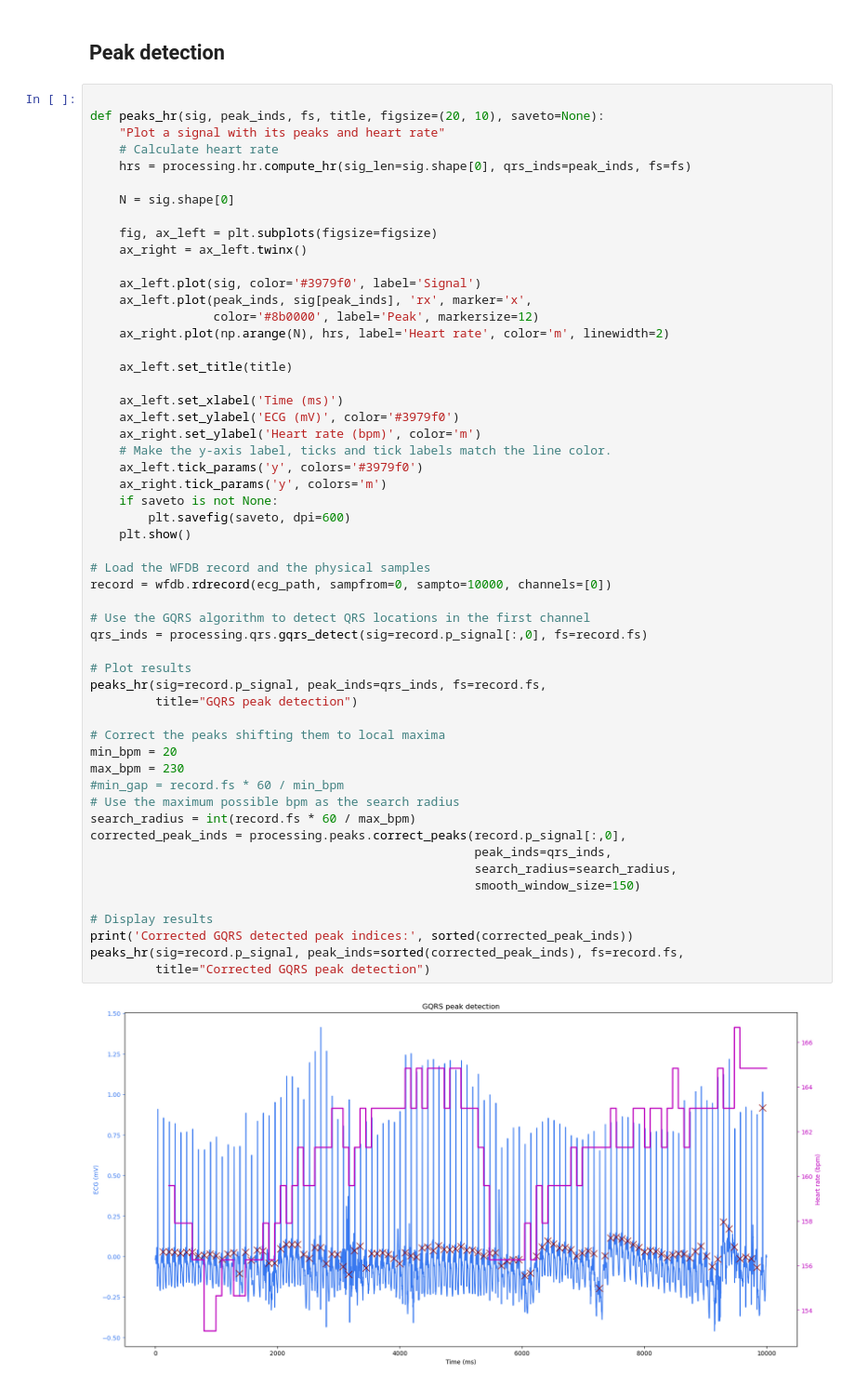
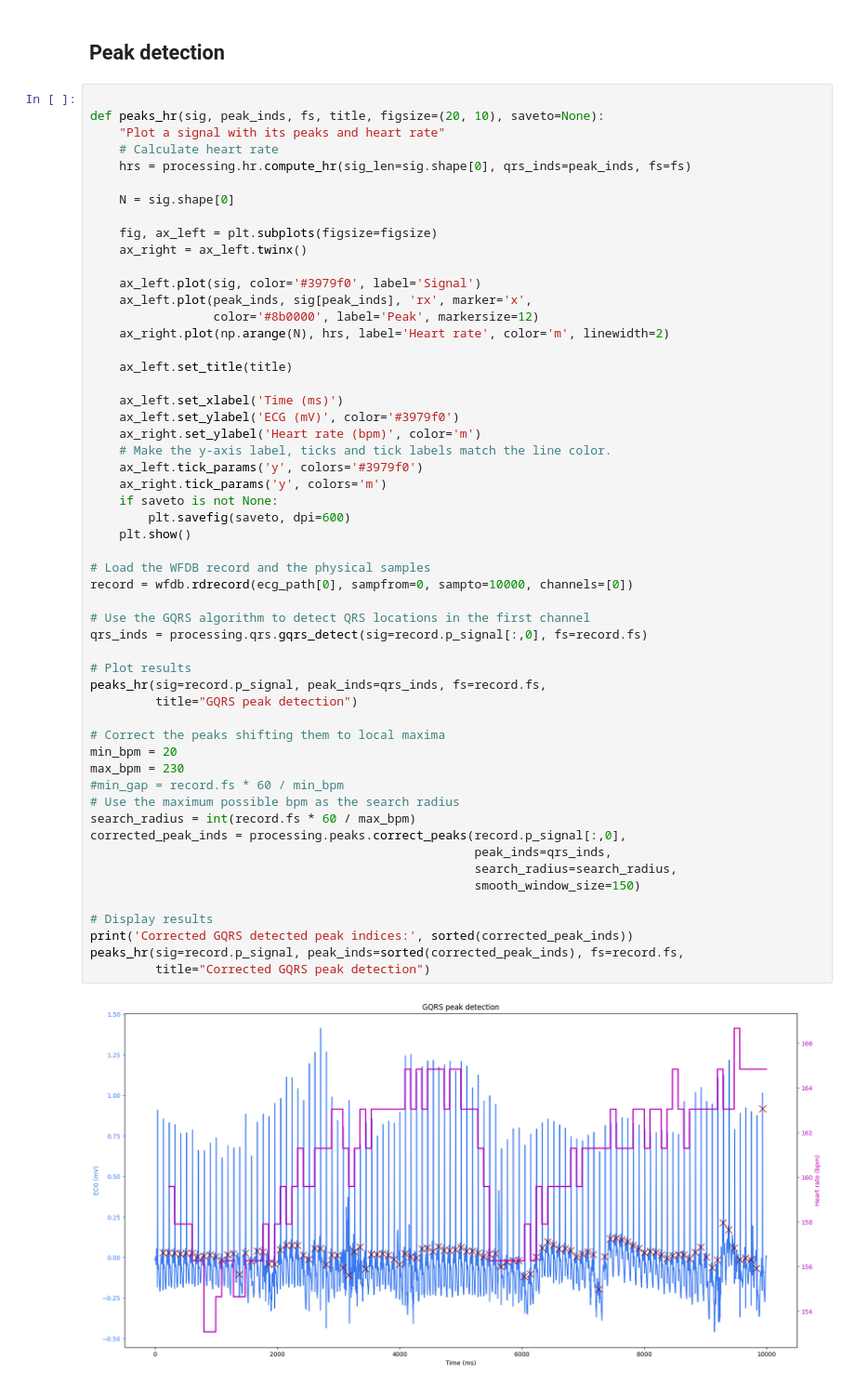
Before and after one commit to ChoyHy/um-ml-assignment, a Jupyter notebook: ECG and Respiratory Data Preprocessing.ipynb, the cells around one changed output. Shown: that part at 93% size. Cells and saved outputs as stored; diff of their text form.

```diff
--- a/ECG and Respiratory Data Preprocessing.ipynb
+++ b/ECG and Respiratory Data Preprocessing.ipynb
@@ -131,34 +151,34 @@ def peaks_hr(sig, peak_inds, fs, title, figsize=(20, 10), saveto=None):
     ax_right.tick_params('y', colors='m')
     if saveto is not None:
         plt.savefig(saveto, dpi=600)
     plt.show()
 
 # Load the WFDB record and the physical samples
-record = wfdb.rdrecord(ecg_path, sampfrom=0, sampto=10000, channels=[0])
+record = wfdb.rdrecord(ecg_path[0], sampfrom=0, sampto=10000, channels=[0])
 
 # Use the GQRS algorithm to detect QRS locations in the first channel
 qrs_inds = processing.qrs.gqrs_detect(sig=record.p_signal[:,0], fs=record.fs)
 
 # Plot results
 peaks_hr(sig=record.p_signal, peak_inds=qrs_inds, fs=record.fs,
          title="GQRS peak detection")
 
 # Correct the peaks shifting them to local maxima
 min_bpm = 20
 max_bpm = 230
 #min_gap = record.fs * 60 / min_bpm
 # Use the maximum possible bpm as the search radius
 search_radius = int(record.fs * 60 / max_bpm)
 corrected_peak_inds = processing.peaks.correct_peaks(record.p_signal[:,0],
                                                      peak_inds=qrs_inds,
                                                      search_radius=search_radius,
                                                      smooth_window_size=150)
 
 # Display results
 print('Corrected GQRS detected peak indices:', sorted(corrected_peak_inds))
 peaks_hr(sig=record.p_signal, peak_inds=sorted(corrected_peak_inds), fs=record.fs,
          title="Corrected GQRS peak detection")
 # %% [output]
-[figure, old version]
+[figure, new version]
 Corrected GQRS detected peak indices: [136, 230, 325, 419, 514, 610, 706, 804, 902, 999, 1095, 1192, 1289, 1385, 1482, 1577, 1673, 1769, 1864, 1959, 2054, 2148, 2242, 2335, 2429, 2523, 2616, 2709, 280 ...
 [figure]
```
Also changed, not shown: parts of 2 cells of this notebook.
